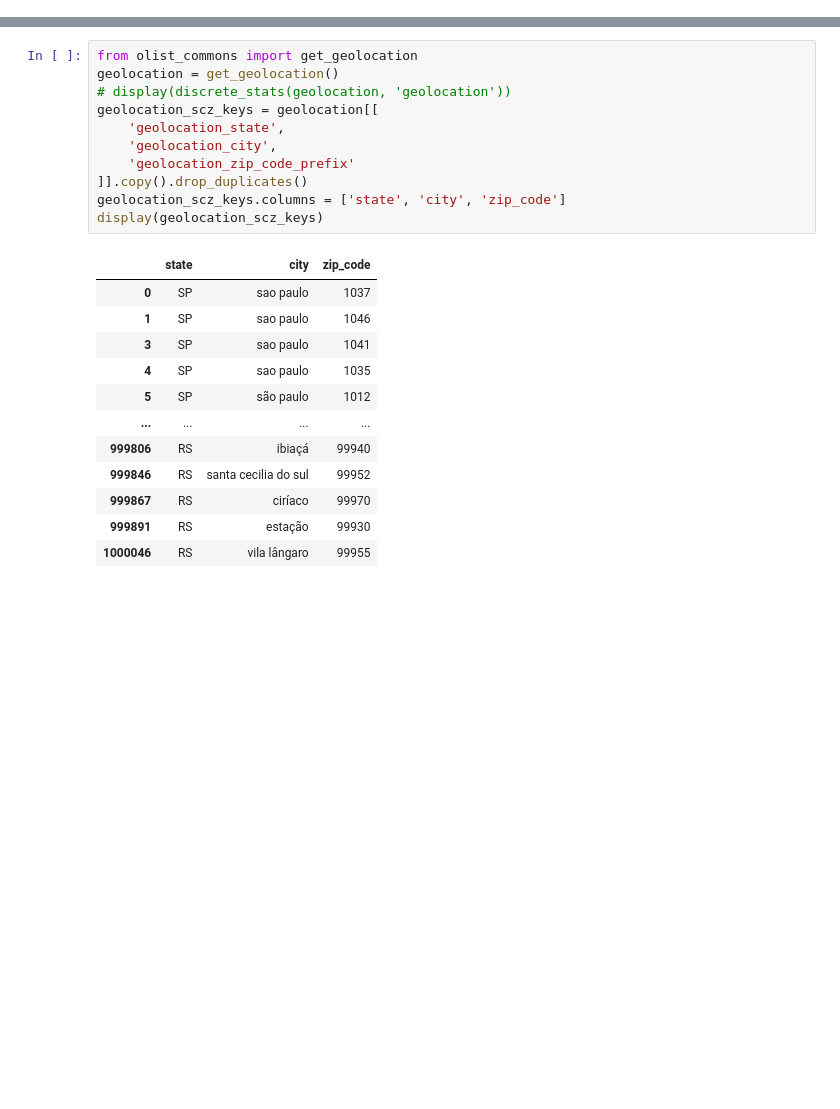
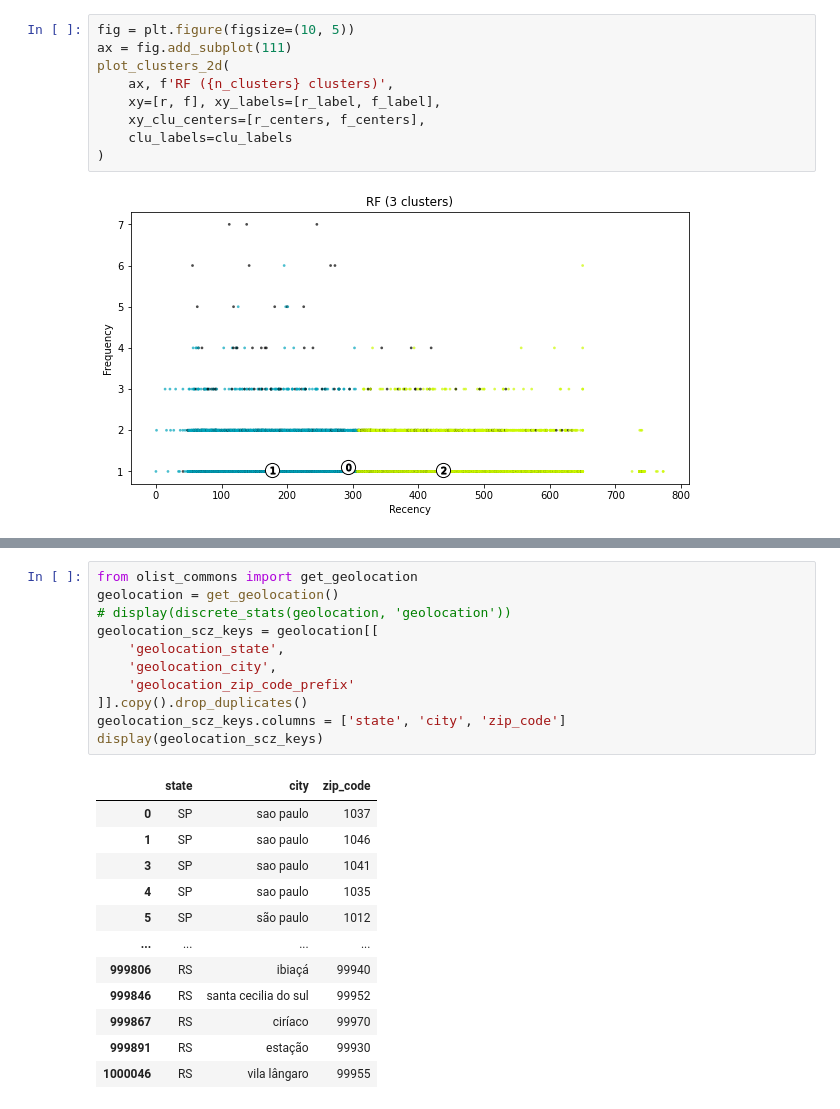
Before and after one commit to Franck-PepperLabs/pepper_olist_market_segmentation, a Jupyter notebook: jupyter/scratchpad.ipynb, the cells around one changed output, grey strips where cells are left out. Cells and saved outputs as stored; diff of their text form; blank space fills up the shorter version.

```diff
--- a/jupyter/scratchpad.ipynb
+++ b/jupyter/scratchpad.ipynb
@@ -653,0 +95,11 @@ There are 27912 `(state, city, zip_code)` 3-keys in `geolocation`.
+# %%
+fig = plt.figure(figsize=(10, 5))
+ax = fig.add_subplot(111)
+plot_clusters_2d(
+    ax, f'RF ({n_clusters} clusters)',
+    xy=[r, f], xy_labels=[r_label, f_label],
+    xy_clu_centers=[r_centers, f_centers],
+    clu_labels=clu_labels
+)
+# %% [output]
+[figure, added]
```
Also changed, not shown: parts of 303 cells of this notebook.
